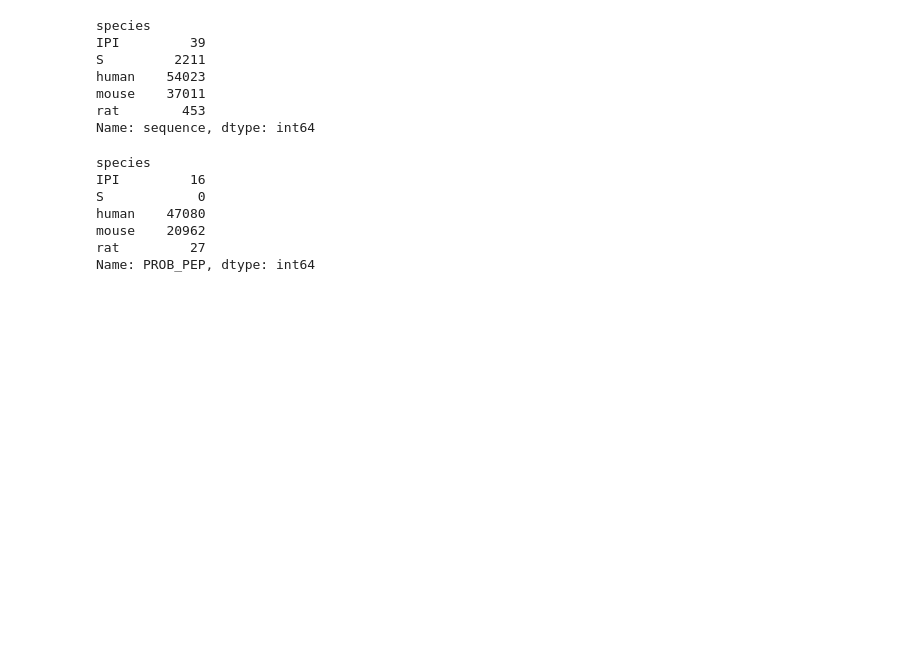
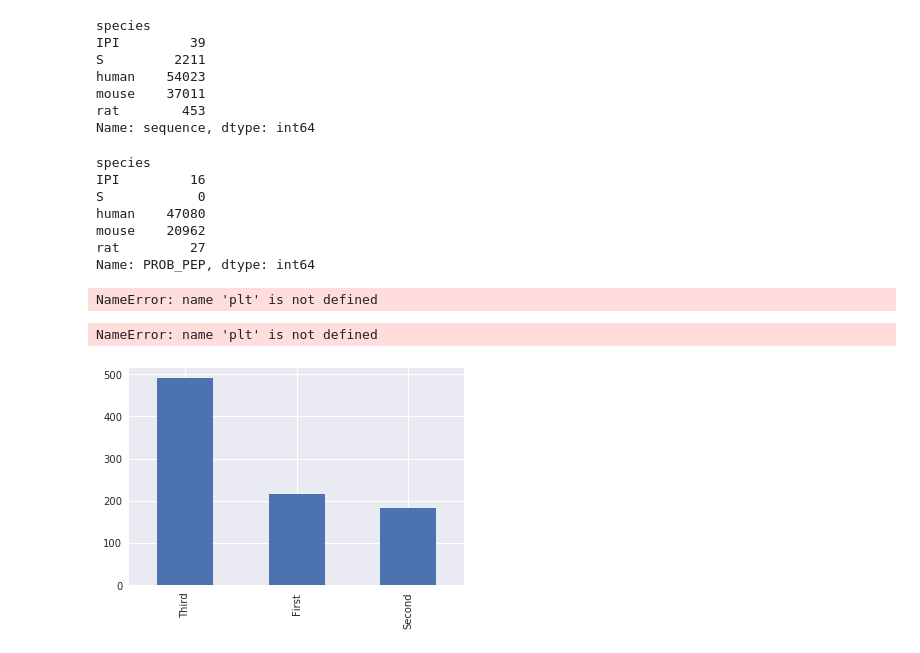
Before and after one commit to mdjones/proteomics-scripts, a Jupyter notebook: results/03072018_proteomics_informatics_tc/BerkelyHotSpotStats.ipynb, the cells around one changed output. Saved outputs shown, nothing was run; the diff lists cells and outputs as text; code cells hidden in the pictures; blank space fills up the shorter version.

```diff
--- a/results/03072018_proteomics_informatics_tc/BerkelyHotSpotStats.ipynb
+++ b/results/03072018_proteomics_informatics_tc/BerkelyHotSpotStats.ipynb
@@ -148,3 +151,16 @@ human    47080
 mouse    20962
 rat         27
 Name: PROB_PEP, dtype: int64
+# %%
+#df = sns.load_dataset('titanic')
+allDataDF['uniprot_id'].value_counts().plot(kind="bar")
+plt.show()
+# %% [output]
+NameError: name 'plt' is not defined
+# %%
+df = sns.load_dataset('titanic')
+df['class'].value_counts().plot(kind="bar")
+plt.show()
+# %% [output]
+NameError: name 'plt' is not defined
+[figure, added]
```
Also changed, not shown: parts of 1 cell of this notebook, 3 other files.
